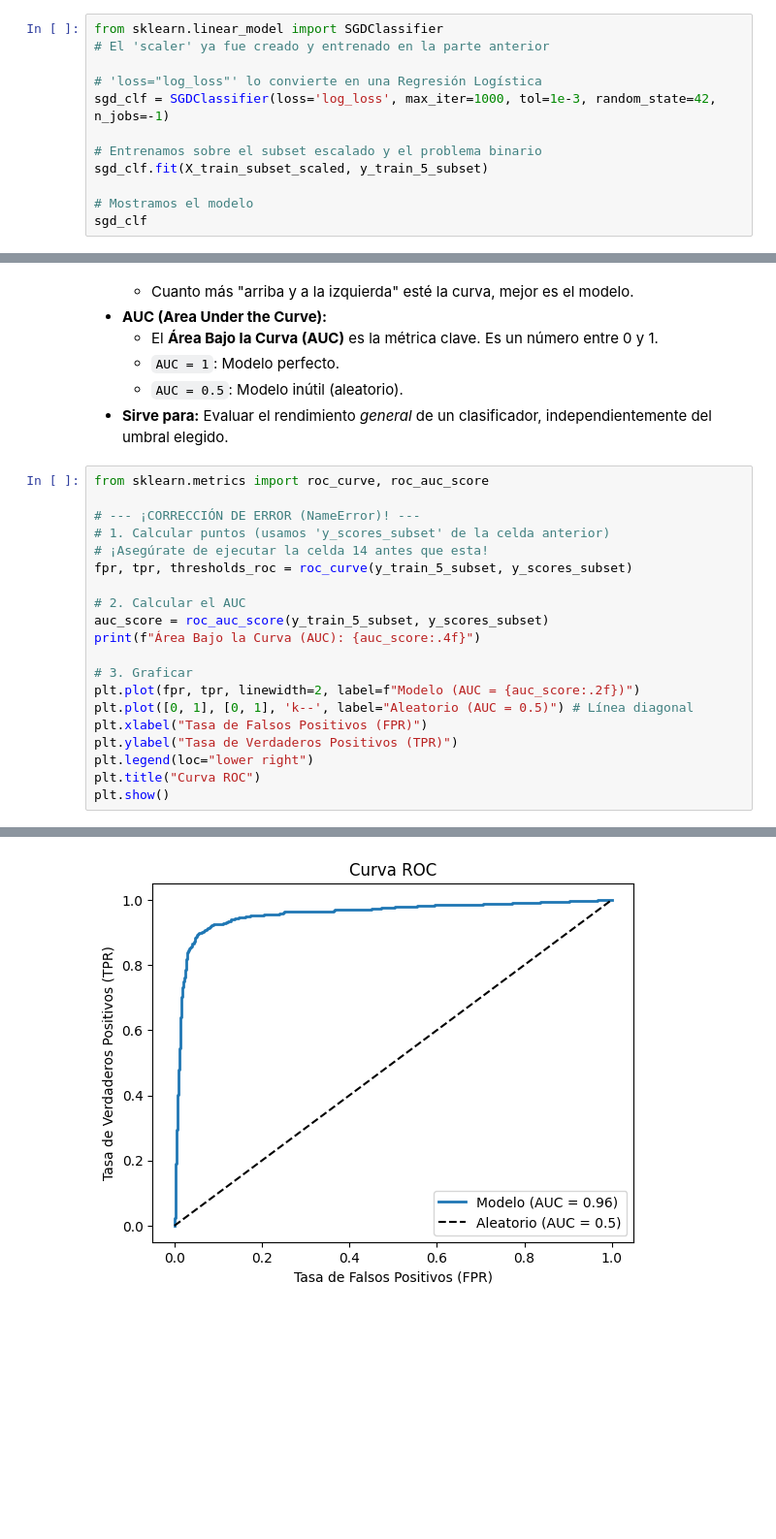
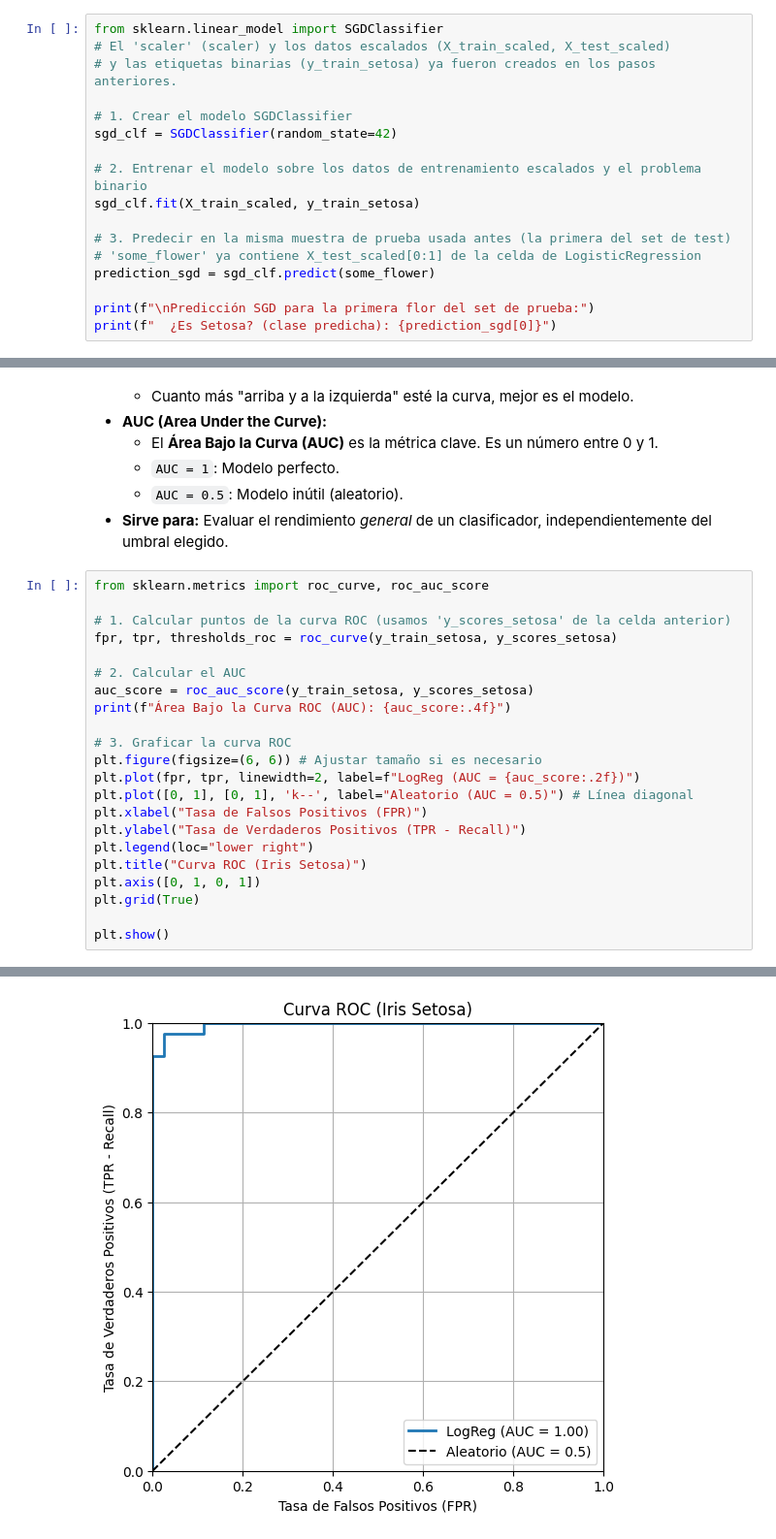
Before and after one commit to rrcorcelles/Fundamentos-Machine-Learning-Python, a Jupyter notebook: clasificacion.ipynb, the cells around one changed output, grey strips where cells are left out. Shown: that part at 97% size. Drawn from its saved outputs; the diff is of its cells as text; blank space fills up the shorter version.

```diff
--- a/clasificacion.ipynb
+++ b/clasificacion.ipynb
@@ -77,14 +114,19 @@ Probabilidades [Prob_NO_5, Prob_SI_5]: [[0.05814672 0.94185328]]
 * **Sirve para:** Es extremadamente eficiente para **conjuntos de datos muy grandes (big data)** como MNIST, ya que procesa las muestras una por una o en pequeños lotes (batches), sin cargar toda la base de datos en memoria.
 # %%
 from sklearn.linear_model import SGDClassifier
-# El 'scaler' ya fue creado y entrenado en la parte anterior
+# El 'scaler' (scaler) y los datos escalados (X_train_scaled, X_test_scaled)
+# y las etiquetas binarias (y_train_setosa) ya fueron creados en los pasos anteriores.
 
-# 'loss="log_loss"' lo convierte en una Regresión Logística
-sgd_clf = SGDClassifier(loss='log_loss', max_iter=1000, tol=1e-3, random_state=42, n_jobs=-1)
+# 1. Crear el modelo SGDClassifier
+sgd_clf = SGDClassifier(random_state=42)
 
-# Entrenamos sobre el subset escalado y el problema binario
-sgd_clf.fit(X_train_subset_scaled, y_train_5_subset)
+# 2. Entrenar el modelo sobre los datos de entrenamiento escalados y el problema binario
+sgd_clf.fit(X_train_scaled, y_train_setosa)
 
-# Mostramos el modelo
-sgd_clf
+# 3. Predecir en la misma muestra de prueba usada antes (la primera del set de test)
+# 'some_flower' ya contiene X_test_scaled[0:1] de la celda de LogisticRegression
+prediction_sgd = sgd_clf.predict(some_flower)
+
+print(f"\nPredicción SGD para la primera flor del set de prueba:")
+print(f"  ¿Es Setosa? (clase predicha): {prediction_sgd[0]}")
 # %% [output]
@@ -240,21 +285,23 @@ Cálculo finalizado.
 # %%
 from sklearn.metrics import roc_curve, roc_auc_score
 
-# --- ¡CORRECCIÓN DE ERROR (NameError)! ---
-# 1. Calcular puntos (usamos 'y_scores_subset' de la celda anterior)
-# ¡Asegúrate de ejecutar la celda 14 antes que esta!
-fpr, tpr, thresholds_roc = roc_curve(y_train_5_subset, y_scores_subset)
+# 1. Calcular puntos de la curva ROC (usamos 'y_scores_setosa' de la celda anterior)
+fpr, tpr, thresholds_roc = roc_curve(y_train_setosa, y_scores_setosa)
 
 # 2. Calcular el AUC
-auc_score = roc_auc_score(y_train_5_subset, y_scores_subset)
-print(f"Área Bajo la Curva (AUC): {auc_score:.4f}")
+auc_score = roc_auc_score(y_train_setosa, y_scores_setosa)
+print(f"Área Bajo la Curva ROC (AUC): {auc_score:.4f}")
 
-# 3. Graficar
-plt.plot(fpr, tpr, linewidth=2, label=f"Modelo (AUC = {auc_score:.2f})")
+# 3. Graficar la curva ROC
+plt.figure(figsize=(6, 6)) # Ajustar tamaño si es necesario
+plt.plot(fpr, tpr, linewidth=2, label=f"LogReg (AUC = {auc_score:.2f})")
 plt.plot([0, 1], [0, 1], 'k--', label="Aleatorio (AUC = 0.5)") # Línea diagonal
 plt.xlabel("Tasa de Falsos Positivos (FPR)")
-plt.ylabel("Tasa de Verdaderos Positivos (TPR)")
+plt.ylabel("Tasa de Verdaderos Positivos (TPR - Recall)")
 plt.legend(loc="lower right")
-plt.title("Curva ROC")
+plt.title("Curva ROC (Iris Setosa)")
+plt.axis([0, 1, 0, 1])
+plt.grid(True)
+
 plt.show()
 # %% [output]
@@ -262 +309 @@ plt.show()
-[figure, old version]
+[figure, new version]
```
Also changed, not shown: parts of 9 cells of this notebook.
